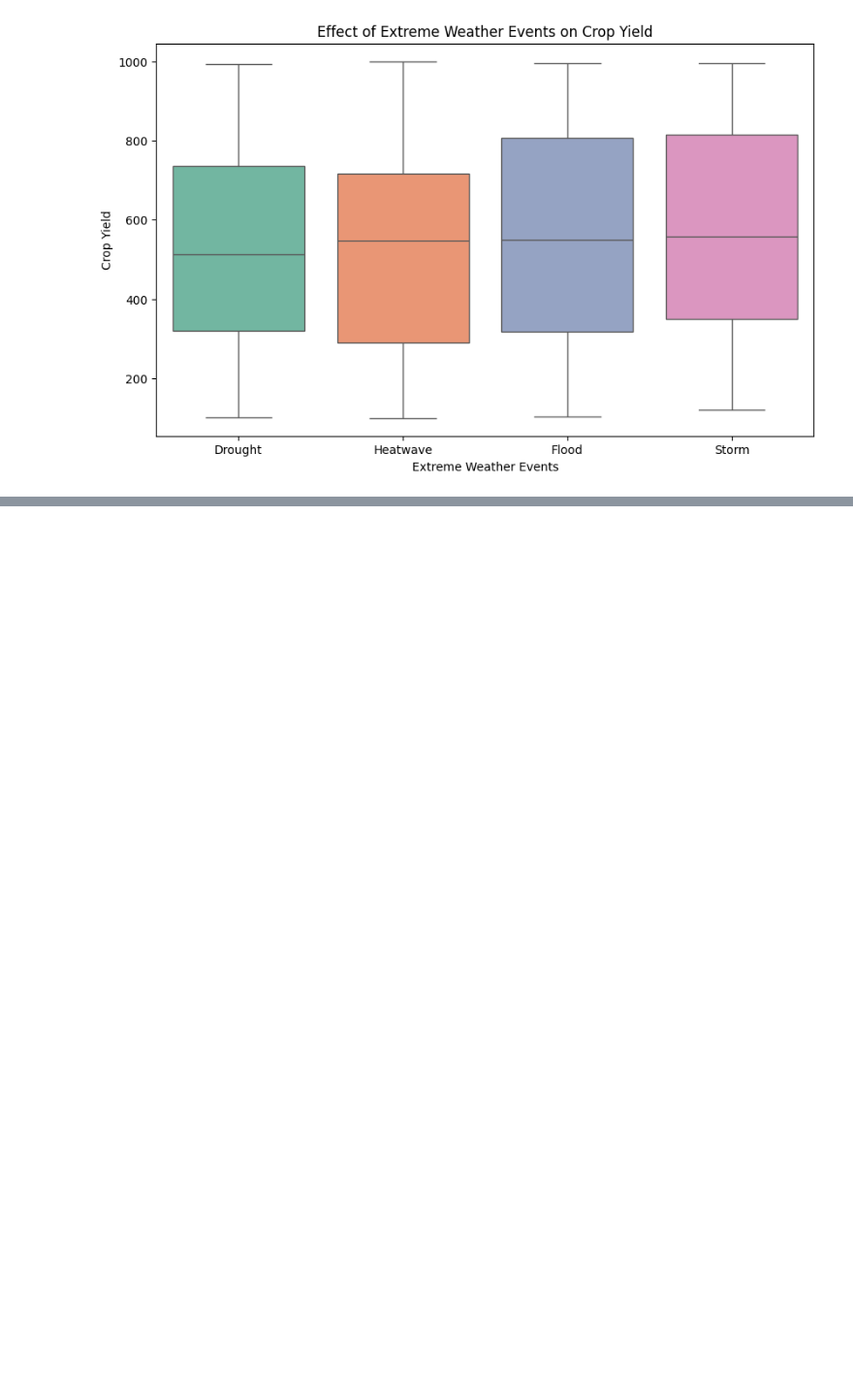
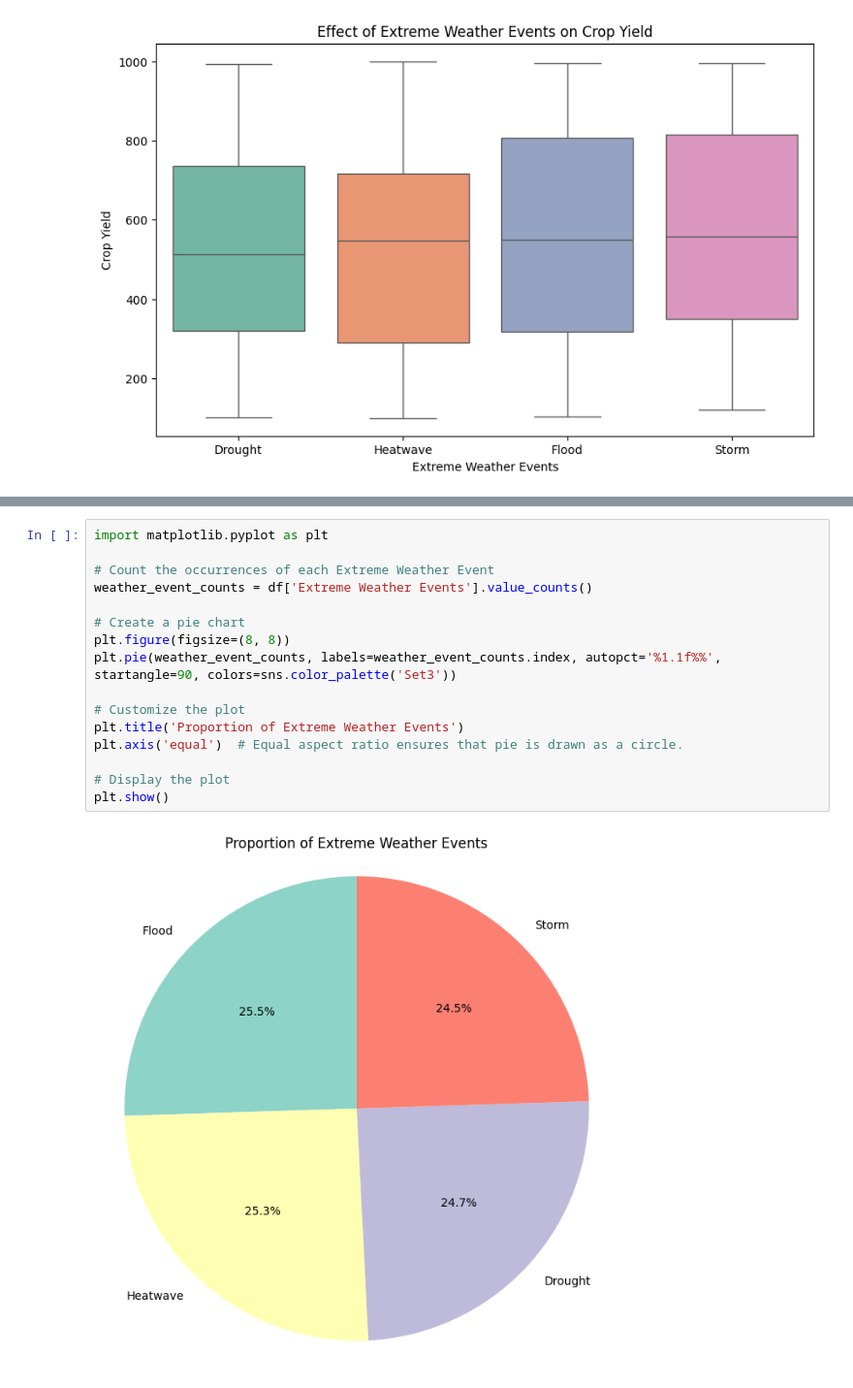
Before and after one commit to Dan9704/COS30049-Computing-Technology-Innovation-Project, a Jupyter notebook: Assignment2/Data_Analysis/data_anaylysis_climate_change_on_crop.ipynb, the cells around one changed output, grey strips where cells are left out. Shown at 97% size. Saved outputs shown, nothing was run; the diff lists cells and outputs as text; blank space fills up the shorter version.

```diff
--- a/Assignment2/Data_Analysis/data_anaylysis_climate_change_on_crop.ipynb
+++ b/Assignment2/Data_Analysis/data_anaylysis_climate_change_on_crop.ipynb
@@ -124,0 +164,18 @@ Passing `palette` without assigning `hue` is deprecated and will be removed in v
+# %%
+import matplotlib.pyplot as plt
+
+# Count the occurrences of each Extreme Weather Event
+weather_event_counts = df['Extreme Weather Events'].value_counts()
+
+# Create a pie chart
+plt.figure(figsize=(8, 8))
+plt.pie(weather_event_counts, labels=weather_event_counts.index, autopct='%1.1f%%', startangle=90, colors=sns.color_palette('Set3'))
+
+# Customize the plot
+plt.title('Proportion of Extreme Weather Events')
+plt.axis('equal')  # Equal aspect ratio ensures that pie is drawn as a circle.
+
+# Display the plot
+plt.show()
+# %% [output]
+[figure, added]
```
Also changed, not shown: parts of 2 cells of this notebook, 3 other files.
